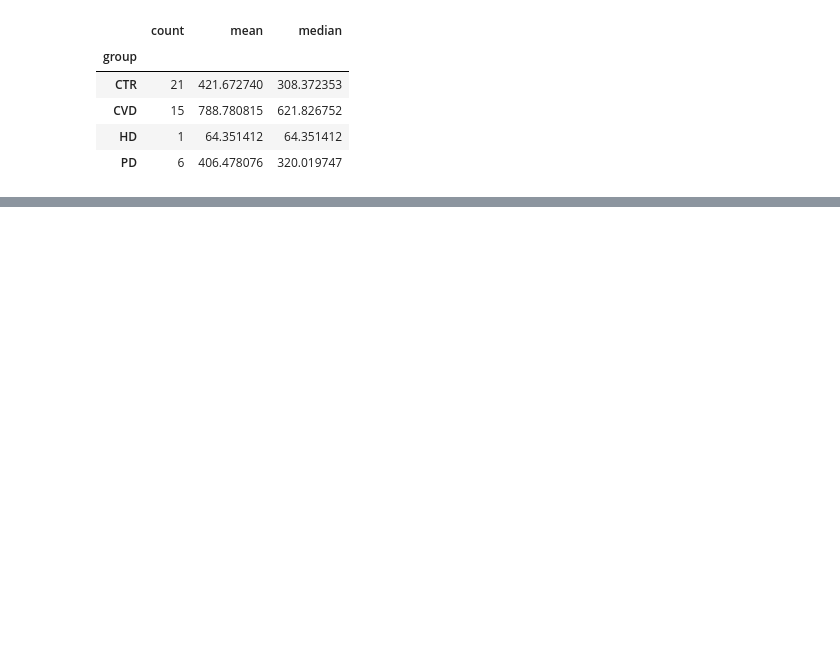
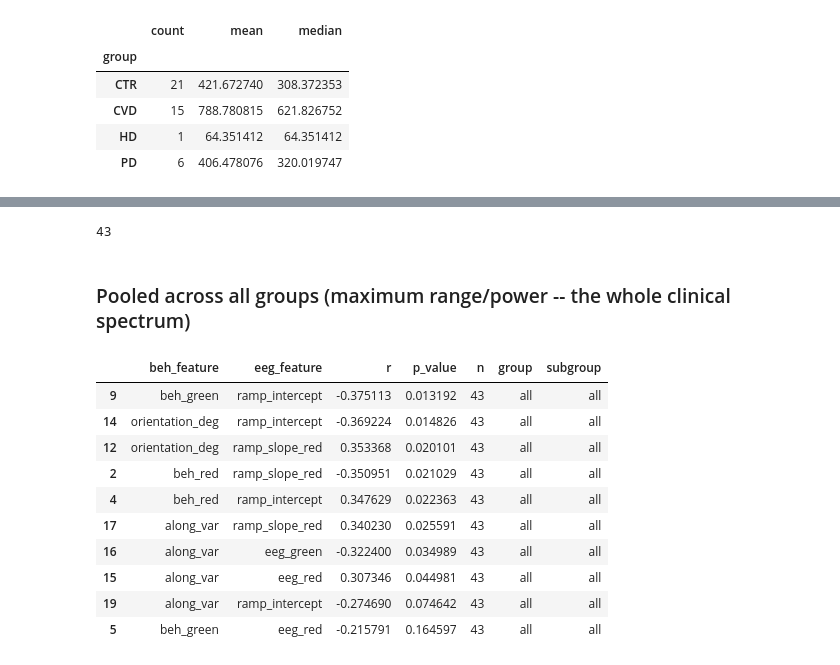
Before and after one commit to zevaz13/DataAnalysisGeneral, a Jupyter notebook: ssvepBeh/notebooks/01_explore.ipynb, the cells around one changed output, grey strips where cells are left out. Drawn from its saved outputs; the diff is of its cells as text; code cells hidden in the pictures; blank space fills up the shorter version.

```diff
--- a/ssvepBeh/notebooks/01_explore.ipynb
+++ b/ssvepBeh/notebooks/01_explore.ipynb
@@ -155,0 +181,22 @@ project decision), but worth pursuing next:
+# %%
+feature_table = correlation.subject_features_table(beh_df, session=session)
+len(feature_table)
+# %% [output]
+43
+# %% [markdown]
+### Pooled across all groups (maximum range/power -- the whole clinical spectrum)
+# %%
+pooled_corr = correlation.feature_correlations(feature_table)
+pooled_corr.sort_values('p_value').head(10)
+# %% [output]
+|  | beh_feature | eeg_feature | r | p_value | n | group | subgroup |
+| 9 | beh_green | ramp_intercept | -0.375113 | 0.013192 | 43 | all | all |
+| 14 | orientation_deg | ramp_intercept | -0.369224 | 0.014826 | 43 | all | all |
+| 12 | orientation_deg | ramp_slope_red | 0.353368 | 0.020101 | 43 | all | all |
+| 2 | beh_red | ramp_slope_red | -0.350951 | 0.021029 | 43 | all | all |
+| 4 | beh_red | ramp_intercept | 0.347629 | 0.022363 | 43 | all | all |
+| 17 | along_var | ramp_slope_red | 0.340230 | 0.025591 | 43 | all | all |
+| 16 | along_var | eeg_green | -0.322400 | 0.034989 | 43 | all | all |
+| 15 | along_var | eeg_red | 0.307346 | 0.044981 | 43 | all | all |
+| 19 | along_var | ramp_intercept | -0.274690 | 0.074642 | 43 | all | all |
+| 5 | beh_green | eeg_red | -0.215791 | 0.164597 | 43 | all | all |
```
Also changed, not shown: parts of 16 cells of this notebook, 6 other files.
